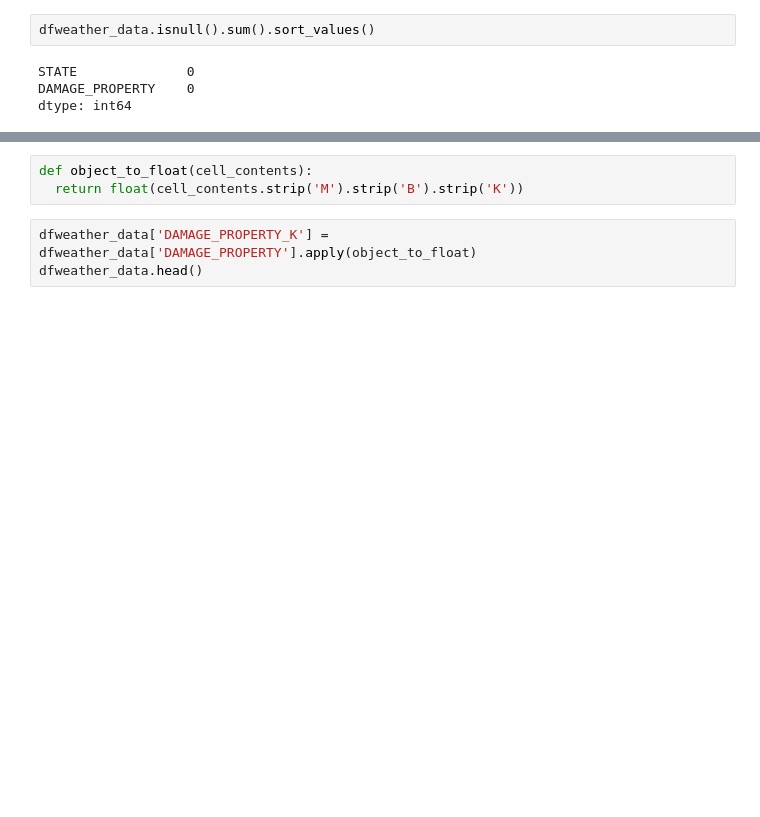
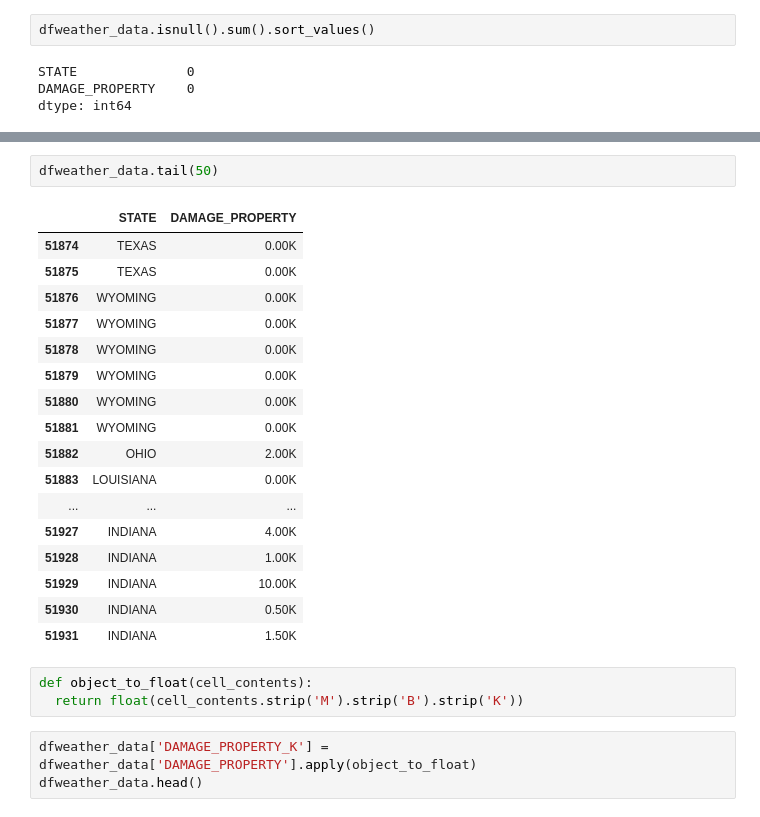
Before and after one commit to lmstephens/Build-Week1, a Jupyter notebook: 2013Weather.ipynb, the cells around one changed output, grey strips where cells are left out. Drawn from its saved outputs; the diff is of its cells as text; blank space fills up the shorter version.

```diff
--- a/2013Weather.ipynb
+++ b/2013Weather.ipynb
@@ -63,3 +84,23 @@ dtype: int64
+# %%
+dfweather_data.tail(50)
+# %% [output]
+|  | STATE | DAMAGE_PROPERTY |
+| 51874 | TEXAS | 0.00K |
+| 51875 | TEXAS | 0.00K |
+| 51876 | WYOMING | 0.00K |
+| 51877 | WYOMING | 0.00K |
+| 51878 | WYOMING | 0.00K |
+| 51879 | WYOMING | 0.00K |
+| 51880 | WYOMING | 0.00K |
+| 51881 | WYOMING | 0.00K |
+| 51882 | OHIO | 2.00K |
+| 51883 | LOUISIANA | 0.00K |
+| ... | ... | ... |
+| 51927 | INDIANA | 4.00K |
+| 51928 | INDIANA | 1.00K |
+| 51929 | INDIANA | 10.00K |
+| 51930 | INDIANA | 0.50K |
+| 51931 | INDIANA | 1.50K |
 # %%
 def object_to_float(cell_contents):
   return float(cell_contents.strip('M').strip('B').strip('K'))
```
Also changed, not shown: parts of 1 cell of this notebook.
